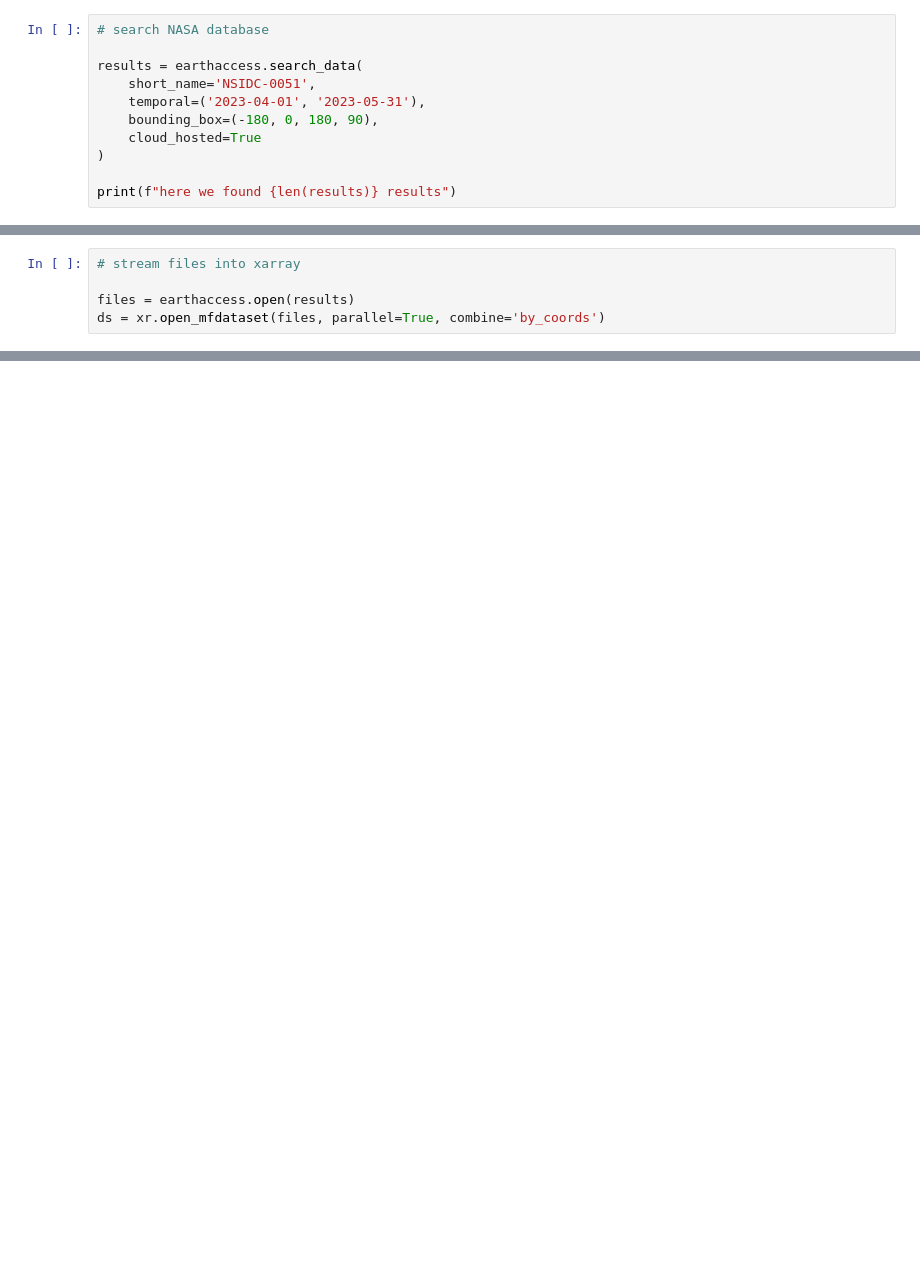
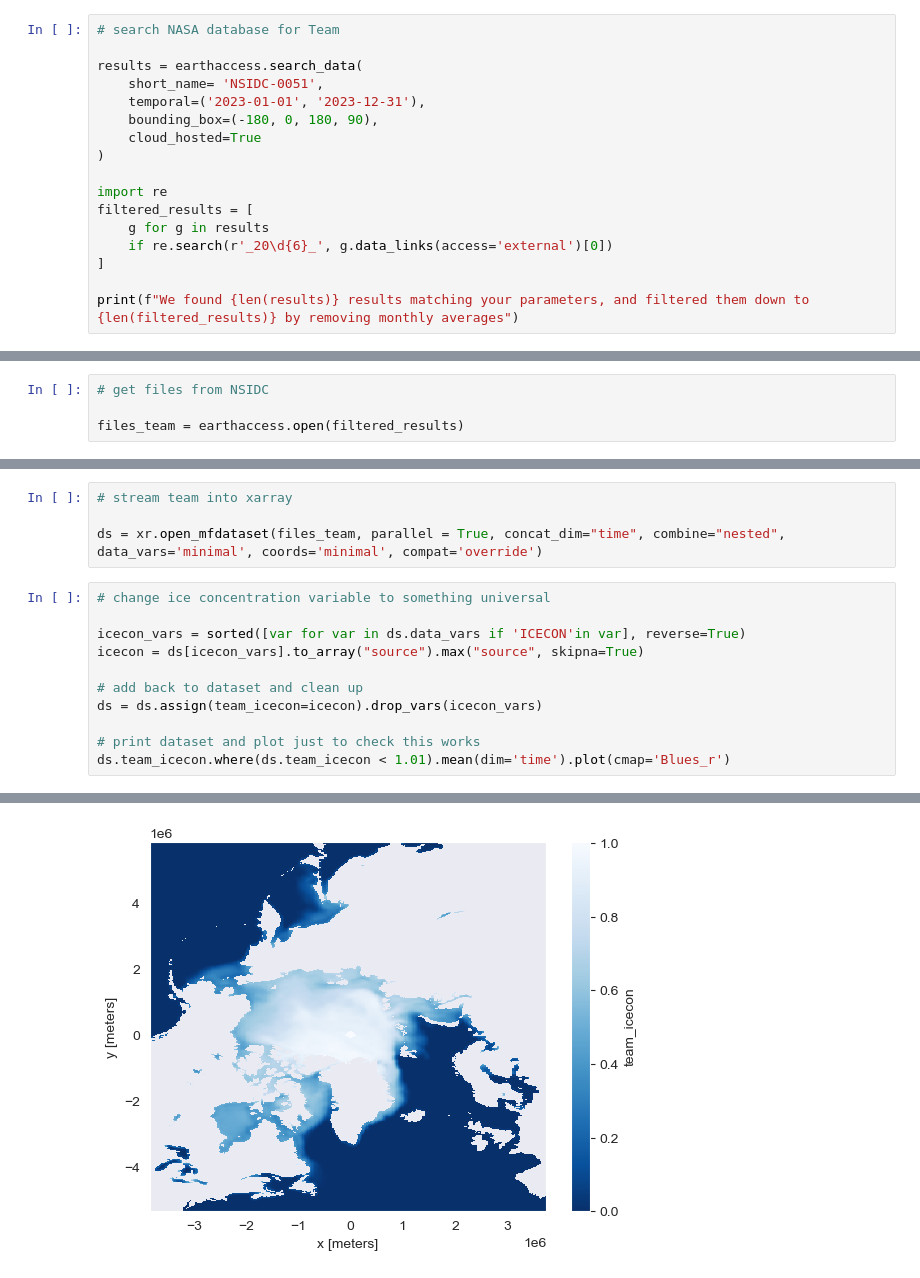
Before and after one commit to felixleodiaz/coastal-sea-ice, a Jupyter notebook: scripts/ValidationTest.ipynb, the cells around one changed output, grey strips where cells are left out. Cells and saved outputs as stored; diff of their text form; blank space fills up the shorter version.

```diff
--- a/scripts/ValidationTest.ipynb
+++ b/scripts/ValidationTest.ipynb
@@ -25,14 +30,20 @@ cmap.set_bad(color='lightgray')
 
 auth = earthaccess.login(strategy='interactive', persist = True)
 # %%
-# search NASA database
+# search NASA database for Team
 
 results = earthaccess.search_data(
-    short_name='NSIDC-0051',
-    temporal=('2023-04-01', '2023-05-31'),
+    short_name= 'NSIDC-0051',
+    temporal=('2023-01-01', '2023-12-31'),
     bounding_box=(-180, 0, 180, 90),
     cloud_hosted=True
 )
 
-print(f"here we found {len(results)} results")
+import re
+filtered_results = [
+    g for g in results
+    if re.search(r'_20\d{6}_', g.data_links(access='external')[0])
+]
+
+print(f"We found {len(results)} results matching your parameters, and filtered them down to {len(filtered_results)} by removing monthly averages")
 # %% [output]
@@ -40,5 +51,4 @@ here we found 63 results
 # %%
-# stream files into xarray
+# get files from NSIDC
 
-files = earthaccess.open(results)
-ds = xr.open_mfdataset(files, parallel=True, combine='by_coords')
+files_team = earthaccess.open(filtered_results)
@@ -237,0 +77,16 @@ DMSP 5D-3/F17 > Defense Meteorological Satellite Program-F17
+# %%
+# stream team into xarray
+
+ds = xr.open_mfdataset(files_team, parallel = True, concat_dim="time", combine="nested", data_vars='minimal', coords='minimal', compat='override')
+# %%
+# change ice concentration variable to something universal
+
+icecon_vars = sorted([var for var in ds.data_vars if 'ICECON'in var], reverse=True)
+icecon = ds[icecon_vars].to_array("source").max("source", skipna=True)
+
+# add back to dataset and clean up
+ds = ds.assign(team_icecon=icecon).drop_vars(icecon_vars)
+
+# print dataset and plot just to check this works
+ds.team_icecon.where(ds.team_icecon < 1.01).mean(dim='time').plot(cmap='Blues_r')
+# %% [output]
@@ -237,0 +94 @@ DMSP 5D-3/F17 > Defense Meteorological Satellite Program-F17
+[figure, added]
```
Also changed, not shown: parts of 28 cells of this notebook, 5 other files.
